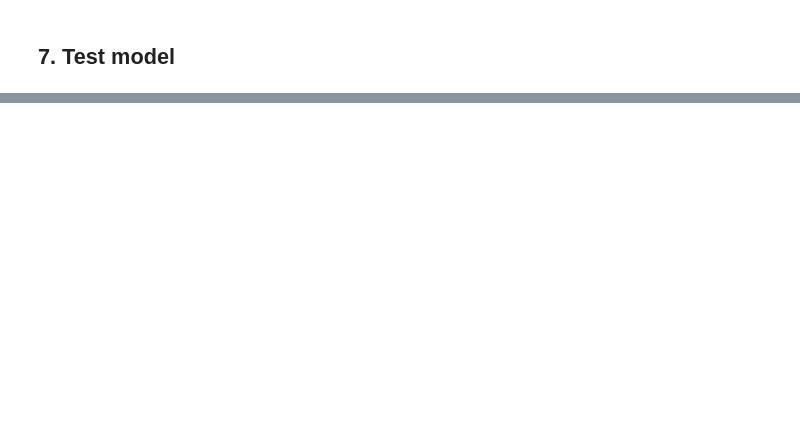
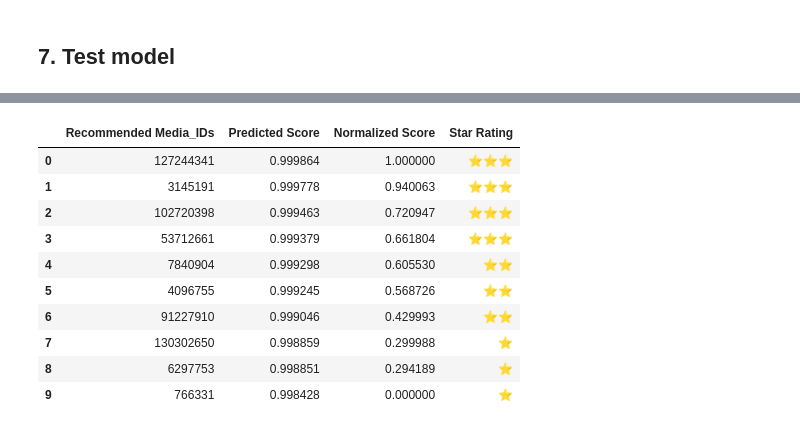
Before and after one commit to lucarenz1997/recommender_systems, a Jupyter notebook: NCF.ipynb, the cells around one changed output, grey strips where cells are left out. Cells and saved outputs as stored; diff of their text form; code cells hidden in the pictures; blank space fills up the shorter version.

```diff
--- a/NCF.ipynb
+++ b/NCF.ipynb
@@ -241 +236,87 @@ Recall: 0.5083
+# %%
+# Function to recommend songs with star ratings
+def recommend_songs_with_star_ratings(user_id, model, item_encoder, best_threshold, top_k=10):
+    """
+    Returns the Top-K recommended songs for a user with a star rating system (⭐),
+    but removes ratings for low-confidence predictions (below the best threshold).
+
+    :param user_id: User ID for whom recommendations are generated.
+    :param model: The trained recommendation model.
+    :param item_encoder: LabelEncoder for `media_id` to decode item IDs to original values.
+    :param best_threshold: The optimal threshold for valid predictions.
+    :param top_k: Number of songs to recommend.
+    :return: DataFrame with recommended `media_id`s, predicted scores, and star ratings.
+    """
+    model.eval()  # Set model to evaluation mode
+
+    # Get all unique `media_id`s
+    all_items = torch.tensor(data["media_id"].unique(), dtype=torch.long).to(device)
+
+    # Prepare the user tensor (same length as number of items)
+    user_tensor = torch.tensor([user_id] * len(all_items), dtype=torch.long).to(device)
+
+    # Predict scores
+    with torch.no_grad():
+        scores = model(user_tensor, all_items).squeeze()
+
+    # Sort scores in descending order and select the Top-K items
+    top_items = torch.argsort(scores, descending=True)[:top_k]
+
+    # Get the actual predicted scores for the selected items
+    top_scores = scores[top_items].cpu().numpy()
+
+    # Normalize scores using Min-Max Scaling (0 to 1 range)
+    scaler = MinMaxScaler()
+    top_scores_normalized = scaler.fit_transform(top_scores.reshape(-1, 1)).flatten()
+
+    # Define dynamic percentiles for more balanced star ratings
+    percentile_33 = np.percentile(top_scores_normalized, 33)  # 1⭐ cutoff
+    percentile_66 = np.percentile(top_scores_normalized, 66)  # 2⭐ cutoff
+
+    # Assign star ratings dynamically, but remove if below best_threshold
+    def score_to_star_rating(score, raw_score):
+        if raw_score < best_threshold:
+            return ""  # No rating if below best threshold
+        elif score < percentile_33:
+            return "⭐"
+        elif score < percentile_66:
+            return "⭐⭐"
+        else:
+            return "⭐⭐⭐"
+
+    star_ratings = [score_to_star_rating(score, raw_score) for score, raw_score in zip(top_scores_normalized, top_scores)]
+
+    # Convert `media_id` back to original values
+    recommended_songs = item_encoder.inverse_transform(all_items[top_items].cpu().numpy())
+
+    # Create DataFrame for recommendations
+    recommendations_df = pd.DataFrame({
+        "Recommended Media_IDs": recommended_songs,
+        "Predicted Score": top_scores,
+        "Normalized Score": top_scores_normalized,
+        "Star Rating": star_ratings  # Some rows may have an empty rating
+    })
+
+    return recommendations_df
+
+
+# Example: Recommend songs for a user with the best model
+user_id_example = 123  # Adjust user ID as needed
+recommended_songs_df = recommend_songs_with_star_ratings(user_id_example, model, item_encoder, best_threshold)
+
+# Display recommendations
+from IPython.display import display
+display(recommended_songs_df)
+# %% [output]
+|  | Recommended Media_IDs | Predicted Score | Normalized Score | Star Rating |
+| 0 | 127244341 | 0.999864 | 1.000000 | ⭐⭐⭐ |
+| 1 | 3145191 | 0.999778 | 0.940063 | ⭐⭐⭐ |
+| 2 | 102720398 | 0.999463 | 0.720947 | ⭐⭐⭐ |
+| 3 | 53712661 | 0.999379 | 0.661804 | ⭐⭐⭐ |
+| 4 | 7840904 | 0.999298 | 0.605530 | ⭐⭐ |
+| 5 | 4096755 | 0.999245 | 0.568726 | ⭐⭐ |
+| 6 | 91227910 | 0.999046 | 0.429993 | ⭐⭐ |
+| 7 | 130302650 | 0.998859 | 0.299988 | ⭐ |
+| 8 | 6297753 | 0.998851 | 0.294189 | ⭐ |
+| 9 | 766331 | 0.998428 | 0.000000 | ⭐ |
 # %%
```
Also changed, not shown: parts of 4 cells of this notebook.
